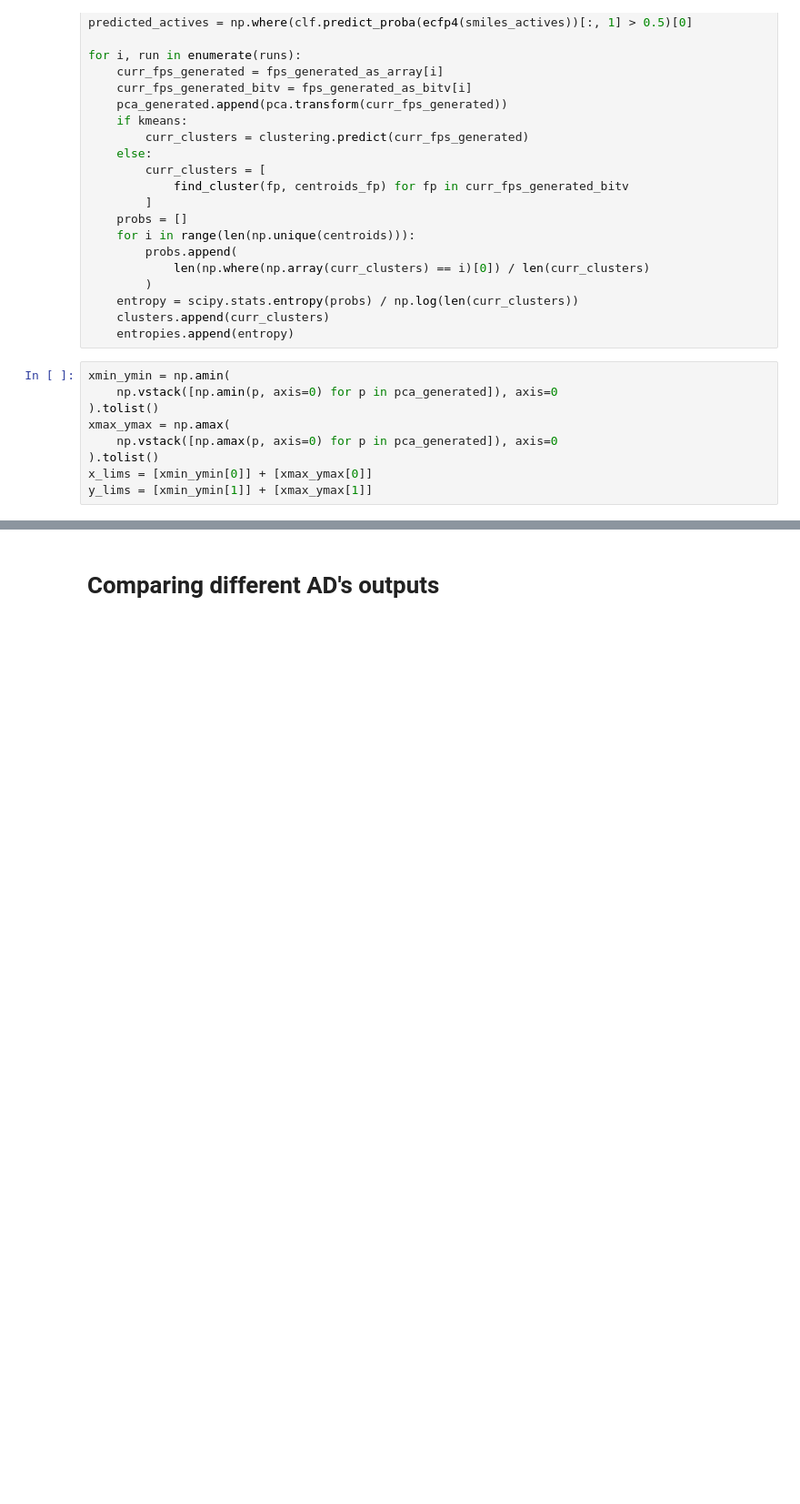
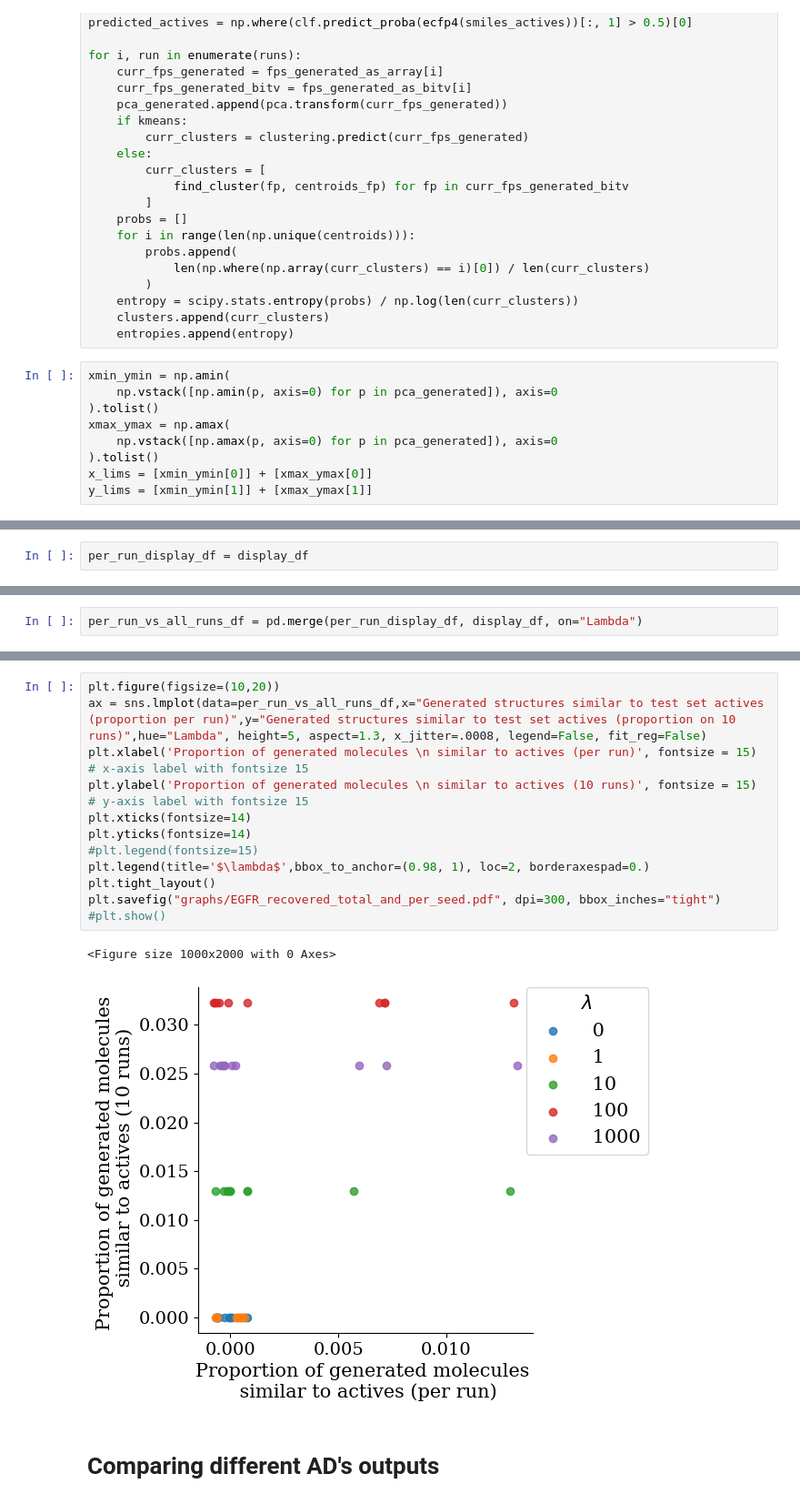
Before and after one commit to maxime-langevin/diverse_molecule_generation, a Jupyter notebook: egfr.ipynb, the cells around one changed output, grey strips where cells are left out. Shown at 91% size. Cells and saved outputs as stored; diff of their text form; blank space fills up the shorter version.

```diff
--- a/egfr.ipynb
+++ b/egfr.ipynb
@@ -556 +557,3 @@ plt.show()
+# %%
+per_run_display_df = display_df
 # %%
@@ -691,0 +604,2 @@ plt.show()
+# %%
+per_run_vs_all_runs_df = pd.merge(per_run_display_df, display_df, on="Lambda")
@@ -692,3 +619,18 @@ plt.show()
+# %%
+plt.figure(figsize=(10,20))
+ax = sns.lmplot(data=per_run_vs_all_runs_df,x="Generated structures similar to test set actives (proportion per run)",y="Generated structures similar to test set actives (proportion on 10 runs)",hue="Lambda", height=5, aspect=1.3, x_jitter=.0008, legend=False, fit_reg=False)
+plt.xlabel('Proportion of generated molecules \n similar to actives (per run)', fontsize = 15) # x-axis label with fontsize 15
+plt.ylabel('Proportion of generated molecules \n similar to actives (10 runs)', fontsize = 15) # y-axis label with fontsize 15
+plt.xticks(fontsize=14)
+plt.yticks(fontsize=14)
+#plt.legend(fontsize=15)
+plt.legend(title='$\lambda$',bbox_to_anchor=(0.98, 1), loc=2, borderaxespad=0.)
+plt.tight_layout()
+plt.savefig("graphs/EGFR_recovered_total_and_per_seed.pdf", dpi=300, bbox_inches="tight")
+#plt.show()
+# %% [output]
+<Figure size 1000x2000 with 0 Axes>
+[figure, added]
 # %% [markdown]
 # Comparing different AD's outputs
 # %%
```
Also changed, not shown: parts of 12 cells of this notebook, 5 other files.
